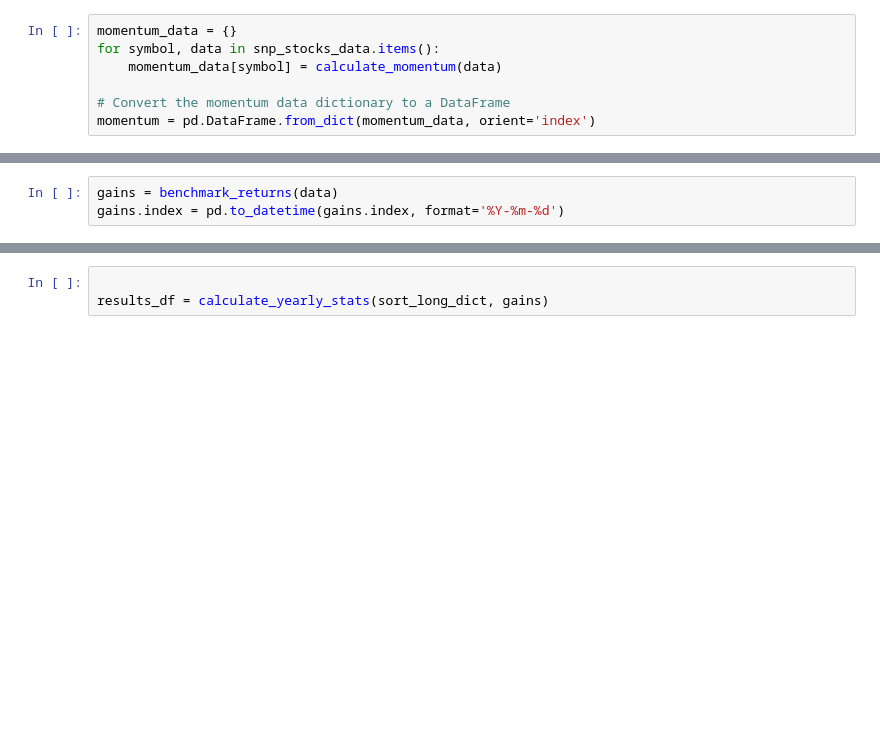
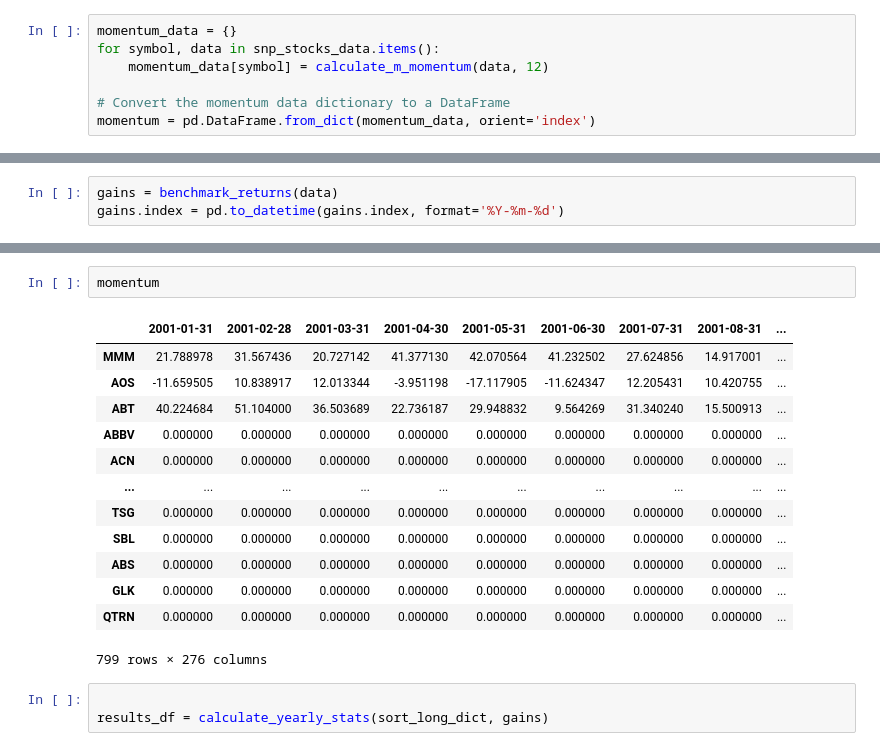
Before and after one commit to satyaki-02/Factor_Investing_in_Stock-Market, a Jupyter notebook: main.ipynb, the cells around one changed output, grey strips where cells are left out. Saved outputs shown, nothing was run; the diff lists cells and outputs as text; blank space fills up the shorter version.

```diff
--- a/main.ipynb
+++ b/main.ipynb
@@ -139,7 +131,7 @@ returns_df = calculate_return(symbols, snp_stocks_data, end_date)
 # %%
 momentum_data = {}
 for symbol, data in snp_stocks_data.items():
-    momentum_data[symbol] = calculate_momentum(data)
+    momentum_data[symbol] = calculate_m_momentum(data, 12)
 
 # Convert the momentum data dictionary to a DataFrame
 momentum = pd.DataFrame.from_dict(momentum_data, orient='index')
@@ -322,3 +288,19 @@ KeyError: Timestamp('2001-03-31 00:00:00')
+# %%
+momentum
+# %% [output]
+|  | 2001-01-31 | 2001-02-28 | 2001-03-31 | 2001-04-30 | 2001-05-31 | 2001-06-30 | 2001-07-31 | 2001-08-31 | ... |
+| MMM | 21.788978 | 31.567436 | 20.727142 | 41.377130 | 42.070564 | 41.232502 | 27.624856 | 14.917001 | ... |
+| AOS | -11.659505 | 10.838917 | 12.013344 | -3.951198 | -17.117905 | -11.624347 | 12.205431 | 10.420755 | ... |
+| ABT | 40.224684 | 51.104000 | 36.503689 | 22.736187 | 29.948832 | 9.564269 | 31.340240 | 15.500913 | ... |
+| ABBV | 0.000000 | 0.000000 | 0.000000 | 0.000000 | 0.000000 | 0.000000 | 0.000000 | 0.000000 | ... |
+| ACN | 0.000000 | 0.000000 | 0.000000 | 0.000000 | 0.000000 | 0.000000 | 0.000000 | 0.000000 | ... |
+| ... | ... | ... | ... | ... | ... | ... | ... | ... | ... |
+| TSG | 0.000000 | 0.000000 | 0.000000 | 0.000000 | 0.000000 | 0.000000 | 0.000000 | 0.000000 | ... |
+| SBL | 0.000000 | 0.000000 | 0.000000 | 0.000000 | 0.000000 | 0.000000 | 0.000000 | 0.000000 | ... |
+| ABS | 0.000000 | 0.000000 | 0.000000 | 0.000000 | 0.000000 | 0.000000 | 0.000000 | 0.000000 | ... |
+| GLK | 0.000000 | 0.000000 | 0.000000 | 0.000000 | 0.000000 | 0.000000 | 0.000000 | 0.000000 | ... |
+| QTRN | 0.000000 | 0.000000 | 0.000000 | 0.000000 | 0.000000 | 0.000000 | 0.000000 | 0.000000 | ... |
+799 rows × 276 columns
 # %%
 
 results_df = calculate_yearly_stats(sort_long_dict, gains)
```
Also changed, not shown: parts of 61 cells of this notebook, 2 other files.
